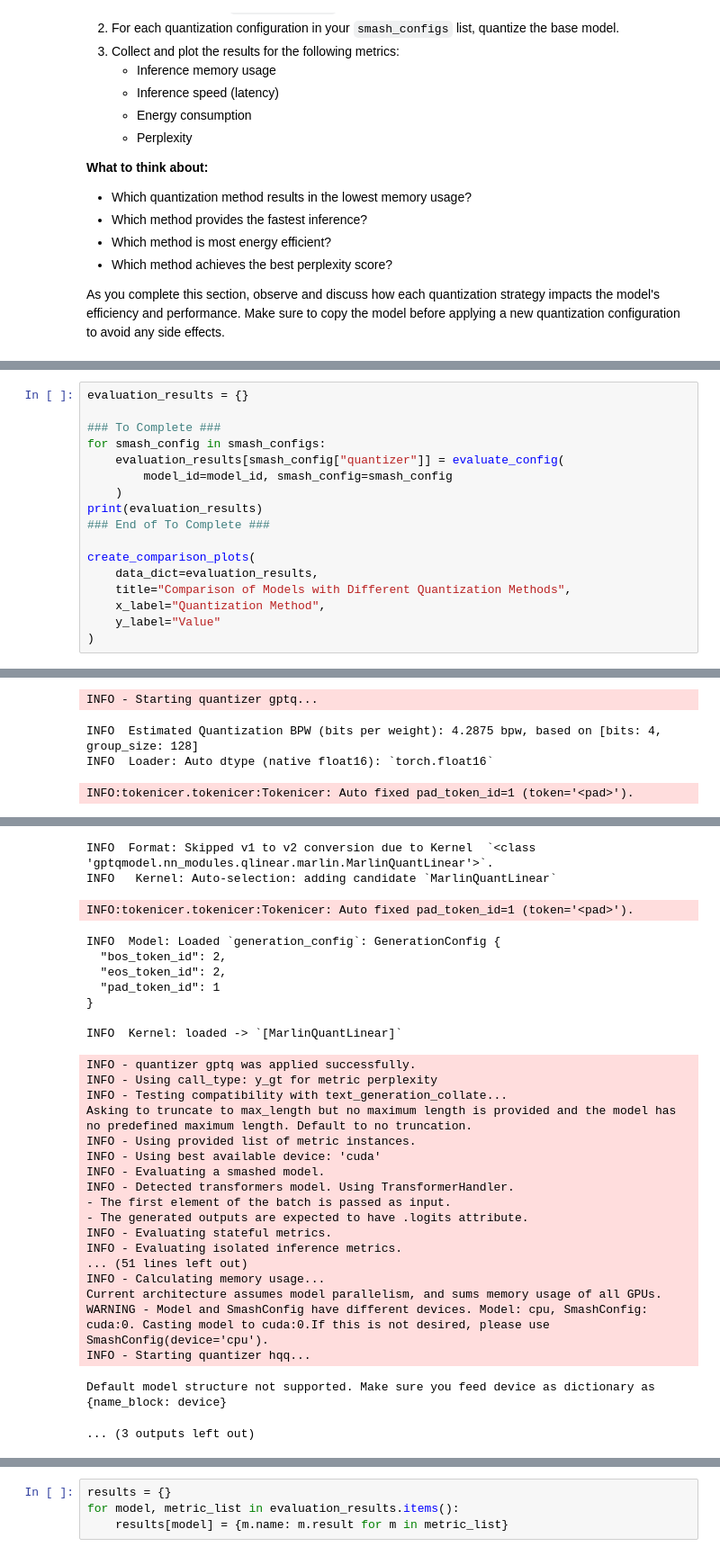
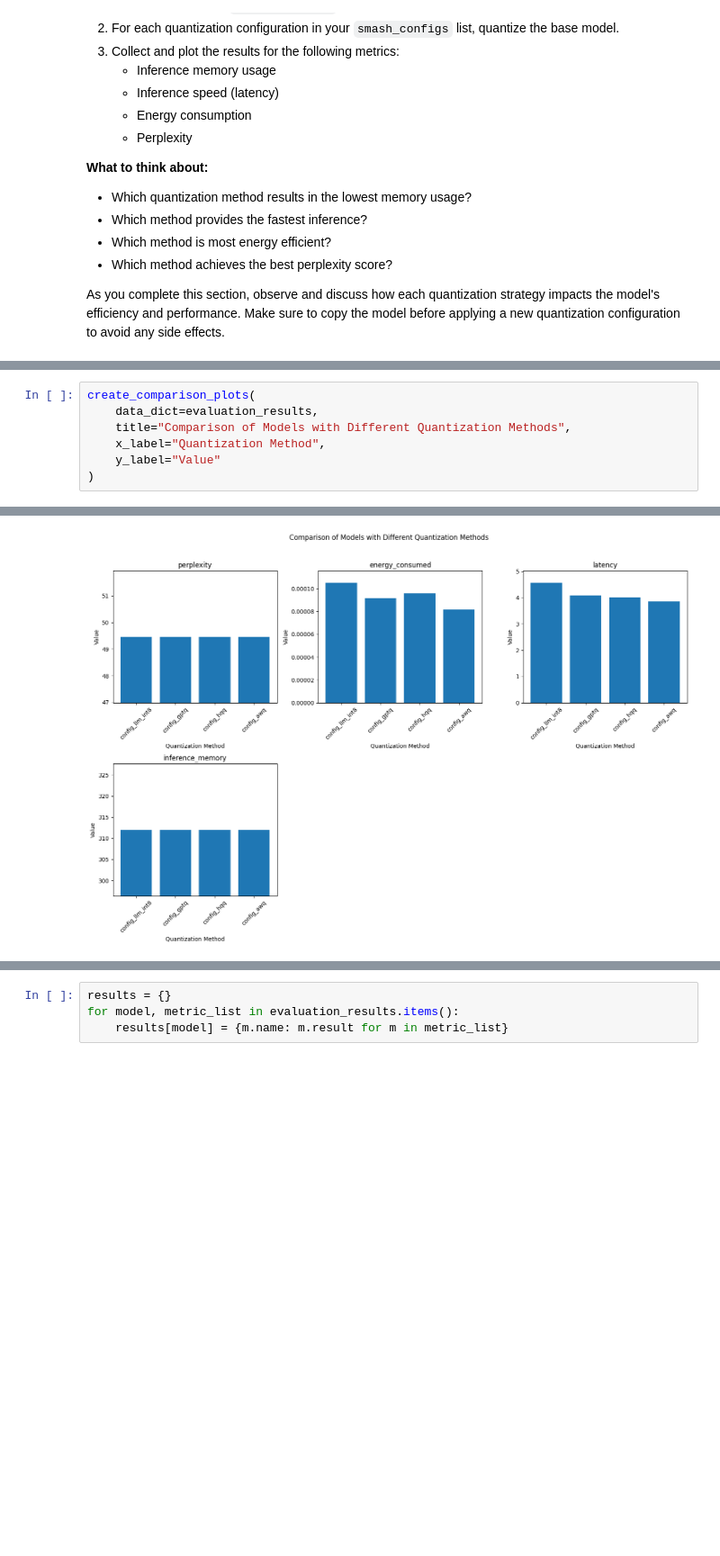
Before and after one commit to PrunaAI/ai-efficiency-courses, a Jupyter notebook: solutions/04-benchmark_llm_quantization_methods.ipynb, the cells around one changed output, grey strips where cells are left out. Shown at 90% size. Saved outputs shown, nothing was run; the diff lists cells and outputs as text; blank space fills up the shorter version.

```diff
--- a/solutions/04-benchmark_llm_quantization_methods.ipynb
+++ b/solutions/04-benchmark_llm_quantization_methods.ipynb
@@ -246,14 +287,4 @@ def evaluate_config(
 # %%
-evaluation_results = {}
-
-### To Complete ###
-for smash_config in smash_configs:
-    evaluation_results[smash_config["quantizer"]] = evaluate_config(
-        model_id=model_id, smash_config=smash_config
-    )
-print(evaluation_results)
-### End of To Complete ###
-
 create_comparison_plots(
     data_dict=evaluation_results,
     title="Comparison of Models with Different Quantization Methods",
@@ -284,4 +294,0 @@ INFO  ENV: Auto setting CUDA_DEVICE_ORDER=PCI_BUS_ID for correctness.
-INFO - Starting quantizer gptq...
-INFO  Estimated Quantization BPW (bits per weight): 4.2875 bpw, based on [bits: 4, group_size: 128]
-INFO  Loader: Auto dtype (native float16): `torch.float16`
-INFO:tokenicer.tokenicer:Tokenicer: Auto fixed pad_token_id=1 (token='<pad>').
@@ -306,32 +295,4 @@ WARNING:accelerate.utils.modeling:The model weights are not tied. Please use the
-INFO  Format: Skipped v1 to v2 conversion due to Kernel  `<class 'gptqmodel.nn_modules.qlinear.marlin.MarlinQuantLinear'>`.
-INFO   Kernel: Auto-selection: adding candidate `MarlinQuantLinear`
-INFO:tokenicer.tokenicer:Tokenicer: Auto fixed pad_token_id=1 (token='<pad>').
-INFO  Model: Loaded `generation_config`: GenerationConfig {
-  "bos_token_id": 2,
-  "eos_token_id": 2,
-  "pad_token_id": 1
-}
-
-INFO  Kernel: loaded -> `[MarlinQuantLinear]`
-INFO - quantizer gptq was applied successfully.
-INFO - Using call_type: y_gt for metric perplexity
-INFO - Testing compatibility with text_generation_collate...
-Asking to truncate to max_length but no maximum length is provided and the model has no predefined maximum length. Default to no truncation.
-INFO - Using provided list of metric instances.
-INFO - Using best available device: 'cuda'
-INFO - Evaluating a smashed model.
-INFO - Detected transformers model. Using TransformerHandler.
-- The first element of the batch is passed as input.
-- The generated outputs are expected to have .logits attribute.
-INFO - Evaluating stateful metrics.
-INFO - Evaluating isolated inference metrics.
-... (51 lines left out)
-INFO - Calculating memory usage...
-Current architecture assumes model parallelism, and sums memory usage of all GPUs.
-WARNING - Model and SmashConfig have different devices. Model: cpu, SmashConfig: cuda:0. Casting model to cuda:0.If this is not desired, please use SmashConfig(device='cpu').
-INFO - Starting quantizer hqq...
-Default model structure not supported. Make sure you feed device as dictionary as {name_block: device}
-... (3 outputs left out)
+[figure, added]
 # %% [markdown]
 ### 2.3 Compare Quantized LLMs Trade-offs
 
```
Also changed, not shown: parts of 9 cells of this notebook.
